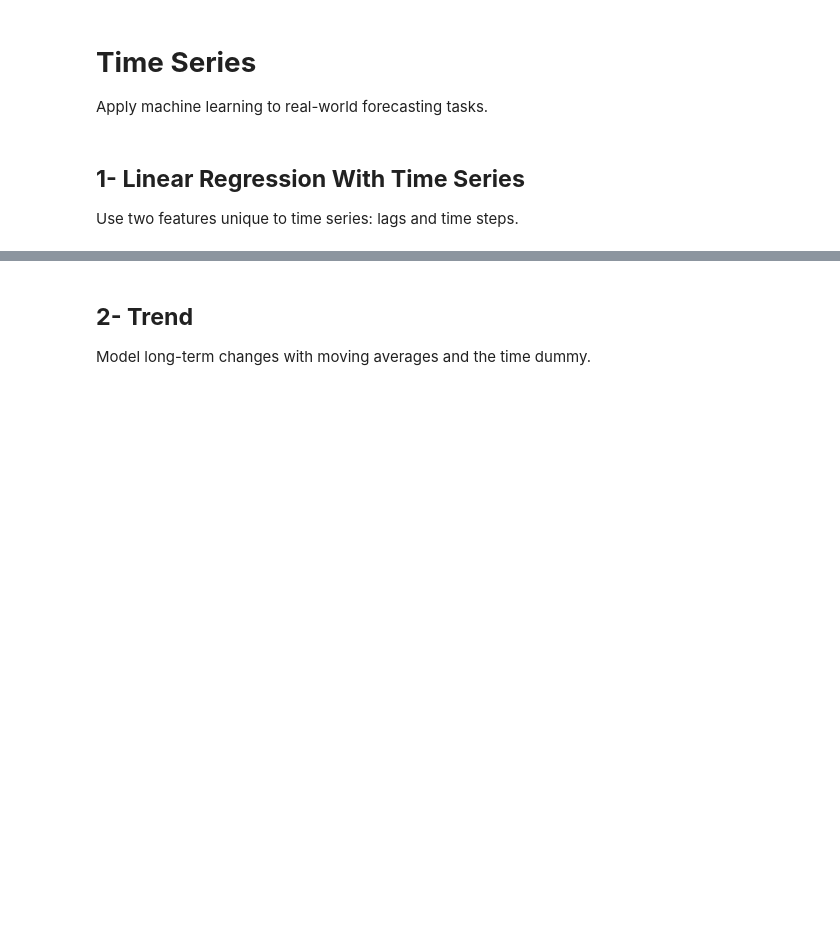
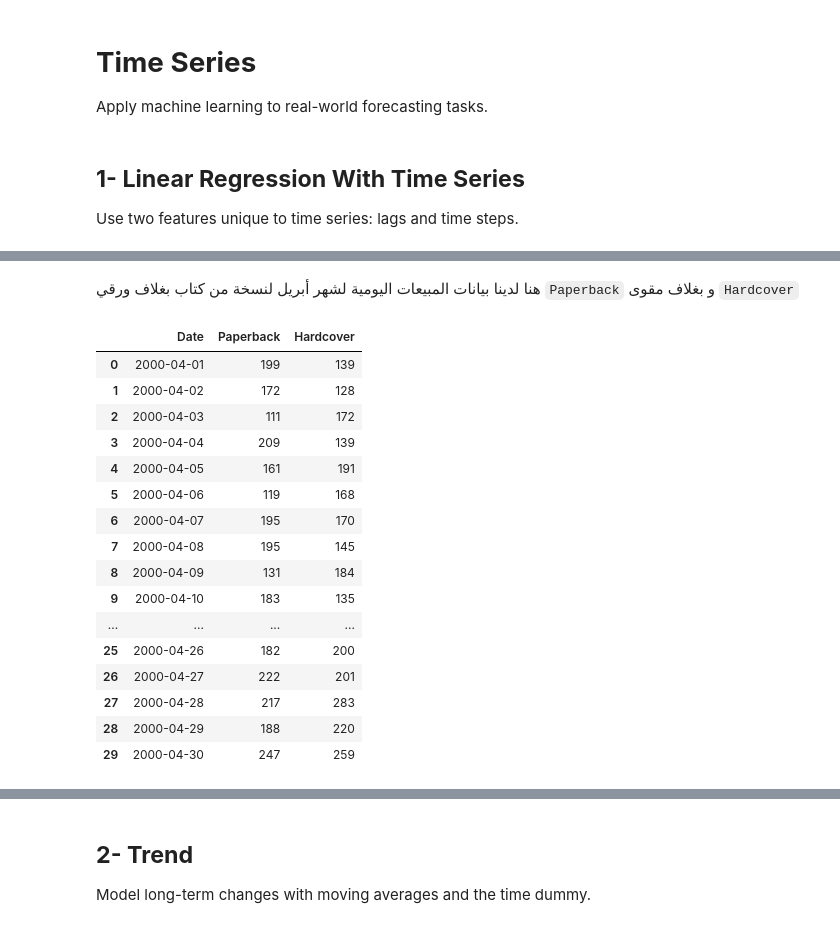
Before and after one commit to JBadawood/Kaggle, a Jupyter notebook: Time_Series.ipynb, the cells around one changed output, grey strips where cells are left out. Cells and saved outputs as stored; diff of their text form; code cells hidden in the pictures; blank space fills up the shorter version.

```diff
--- a/Time_Series.ipynb
+++ b/Time_Series.ipynb
@@ -8,0 +32,24 @@ Use two features unique to time series: lags and time steps.
+# %% [markdown]
+هنا لدينا بيانات المبيعات اليومية لشهر أبريل لنسخة من كتاب بغلاف ورقي `Paperback` و بغلاف مقوى `Hardcover`
+# %%
+df = pd.read_csv('/content/drive/MyDrive/iMLND/Kaggle/Time_Series/book_sales.csv')
+# %%
+df
+# %% [output]
+|  | Date | Paperback | Hardcover |
+| 0 | 2000-04-01 | 199 | 139 |
+| 1 | 2000-04-02 | 172 | 128 |
+| 2 | 2000-04-03 | 111 | 172 |
+| 3 | 2000-04-04 | 209 | 139 |
+| 4 | 2000-04-05 | 161 | 191 |
+| 5 | 2000-04-06 | 119 | 168 |
+| 6 | 2000-04-07 | 195 | 170 |
+| 7 | 2000-04-08 | 195 | 145 |
+| 8 | 2000-04-09 | 131 | 184 |
+| 9 | 2000-04-10 | 183 | 135 |
+| ... | ... | ... | ... |
+| 25 | 2000-04-26 | 182 | 200 |
+| 26 | 2000-04-27 | 222 | 201 |
+| 27 | 2000-04-28 | 217 | 283 |
+| 28 | 2000-04-29 | 188 | 220 |
+| 29 | 2000-04-30 | 247 | 259 |
```
Also changed, not shown: parts of 10 cells of this notebook.
